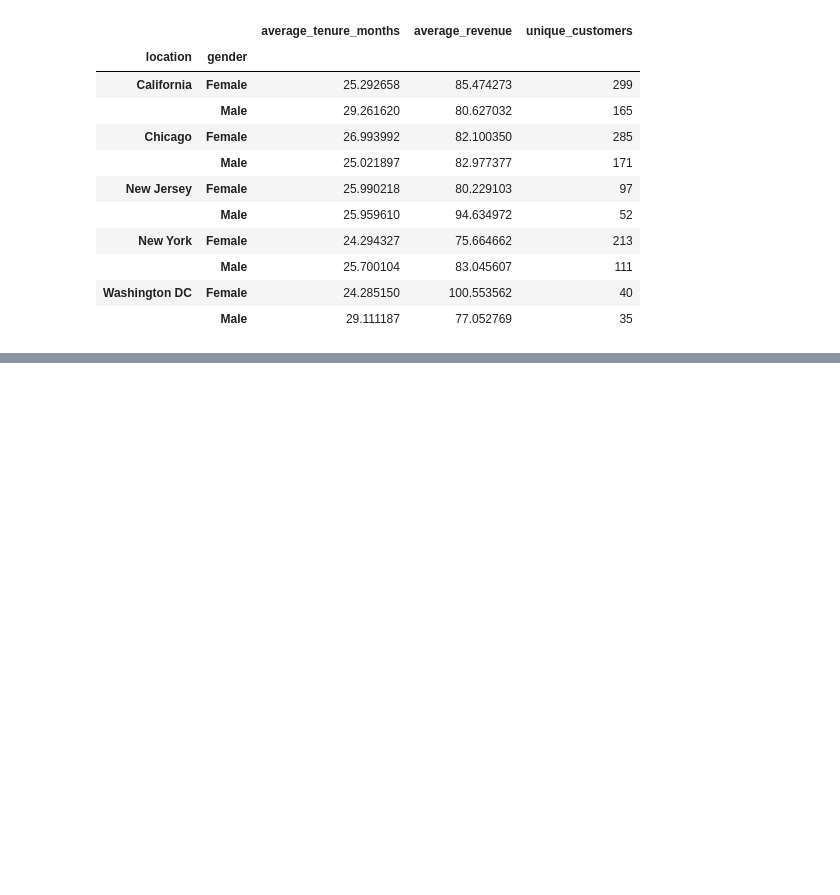
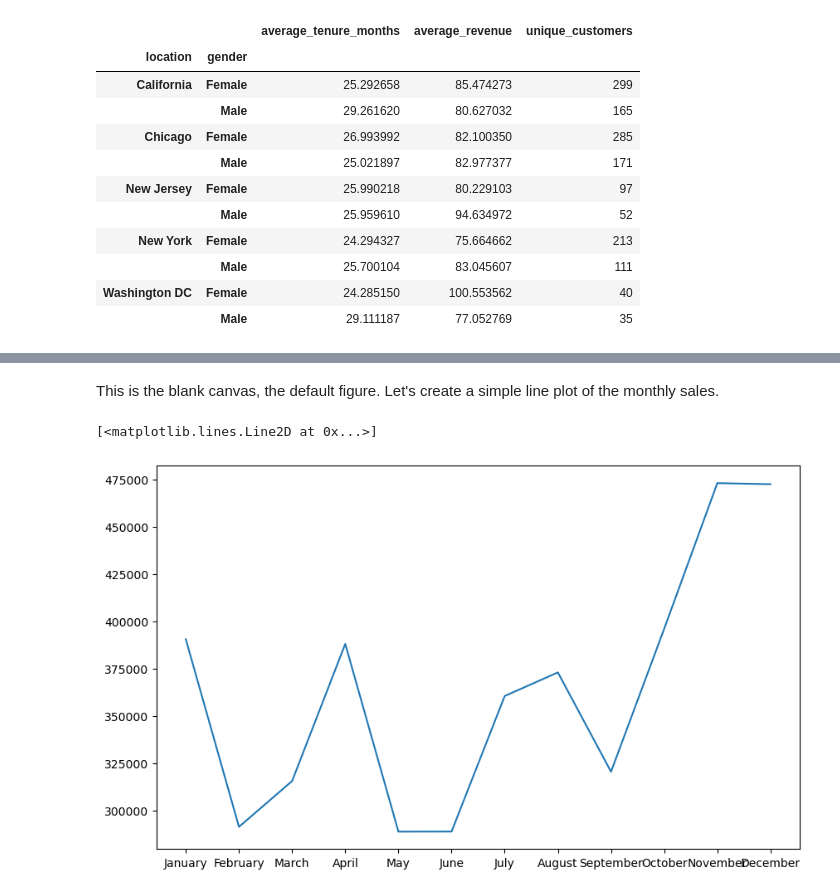
Before and after one commit to kostas-rigan/python-tutorials, a Jupyter notebook: 1-pandas-intro/intro_to_pandas.ipynb, the cells around one changed output, grey strips where cells are left out. Cells and saved outputs as stored; diff of their text form; code cells hidden in the pictures; blank space fills up the shorter version.

```diff
--- a/1-pandas-intro/intro_to_pandas.ipynb
+++ b/1-pandas-intro/intro_to_pandas.ipynb
@@ -1150,0 +1445,8 @@ sales.groupby(by=['location', 'gender'], observed=True).agg(average_tenure_month
+# %% [markdown]
+This is the blank canvas, the default figure. Let's create a simple line plot of the monthly sales.
+# %%
+fig, ax = plt.subplots(figsize=(10, 6))
+ax.plot(monthly_sales)
+# %% [output]
+[<matplotlib.lines.Line2D at 0x...>]
+[figure, added]
```
Also changed, not shown: parts of 57 cells of this notebook, 1 other file.
